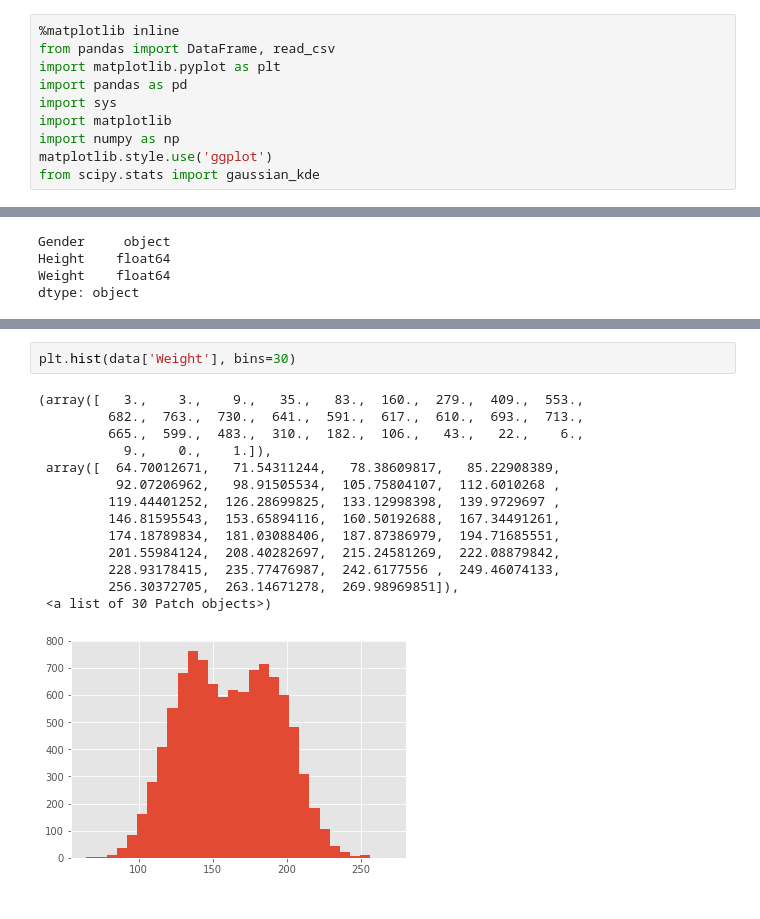
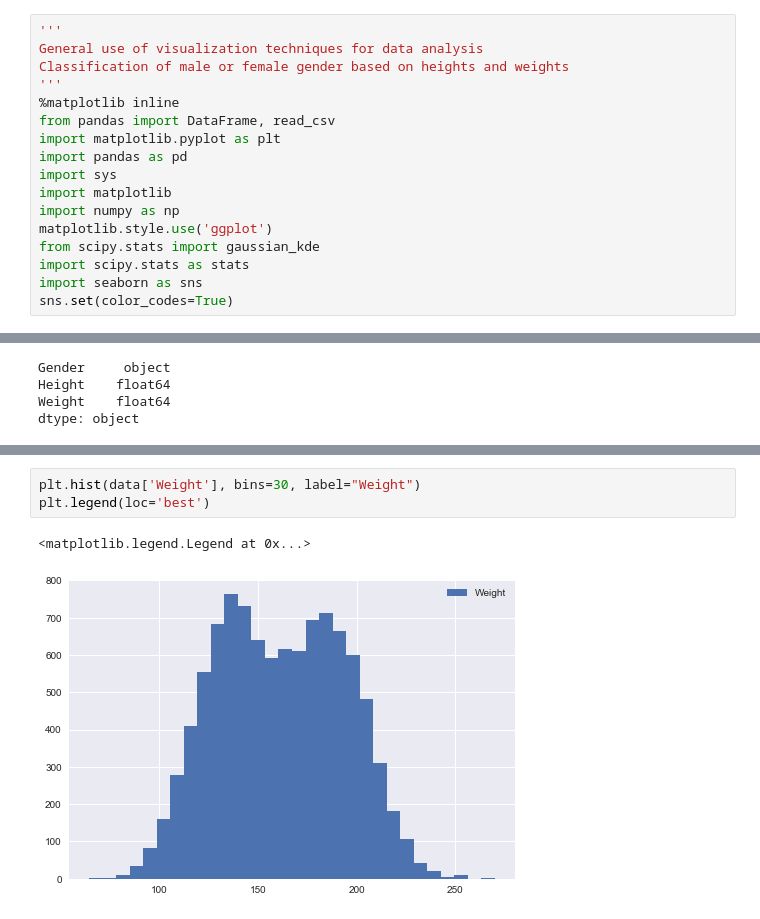
Before and after one commit to shivam-tripathi/machine_learing, a Jupyter notebook: python/GenderHeightAge/HeightsWeightGender.ipynb, the cells around one changed output, grey strips where cells are left out. Saved outputs shown, nothing was run; the diff lists cells and outputs as text.

```diff
--- a/python/GenderHeightAge/HeightsWeightGender.ipynb
+++ b/python/GenderHeightAge/HeightsWeightGender.ipynb
@@ -1,4 +1,8 @@
 # %%
+'''
+General use of visualization techniques for data analysis
+Classification of male or female gender based on heights and weights
+'''
 %matplotlib inline
 from pandas import DataFrame, read_csv
 import matplotlib.pyplot as plt
@@ -8,6 +12,9 @@ import matplotlib
 import numpy as np
 matplotlib.style.use('ggplot')
 from scipy.stats import gaussian_kde
+import scipy.stats as stats
+import seaborn as sns
+sns.set(color_codes=True)
 # %%
 data = read_csv("../../datasets/heights_weights_genders.csv")
 # %%
@@ -44,20 +40,9 @@ plt.hist(data['Height'], bins=30)
 # %%
-plt.hist(data['Weight'], bins=30)
+plt.hist(data['Weight'], bins=30, label="Weight")
+plt.legend(loc='best')
 # %% [output]
-(array([   3.,    3.,    9.,   35.,   83.,  160.,  279.,  409.,  553.,
-         682.,  763.,  730.,  641.,  591.,  617.,  610.,  693.,  713.,
-         665.,  599.,  483.,  310.,  182.,  106.,   43.,   22.,    6.,
-           9.,    0.,    1.]),
- array([  64.70012671,   71.54311244,   78.38609817,   85.22908389,
-          92.07206962,   98.91505534,  105.75804107,  112.6010268 ,
-         119.44401252,  126.28699825,  133.12998398,  139.9729697 ,
-         146.81595543,  153.65894116,  160.50192688,  167.34491261,
-         174.18789834,  181.03088406,  187.87386979,  194.71685551,
-         201.55984124,  208.40282697,  215.24581269,  222.08879842,
-         228.93178415,  235.77476987,  242.6177556 ,  249.46074133,
-         256.30372705,  263.14671278,  269.98969851]),
- <a list of 30 Patch objects>)
+<matplotlib.legend.Legend at 0x...>
-[figure, old version]
+[figure, new version]
 # %%
 density = gaussian_kde(data["Height"])
 xs = np.linspace(50,80,200)
```
Also changed, not shown: parts of 20 cells of this notebook.
